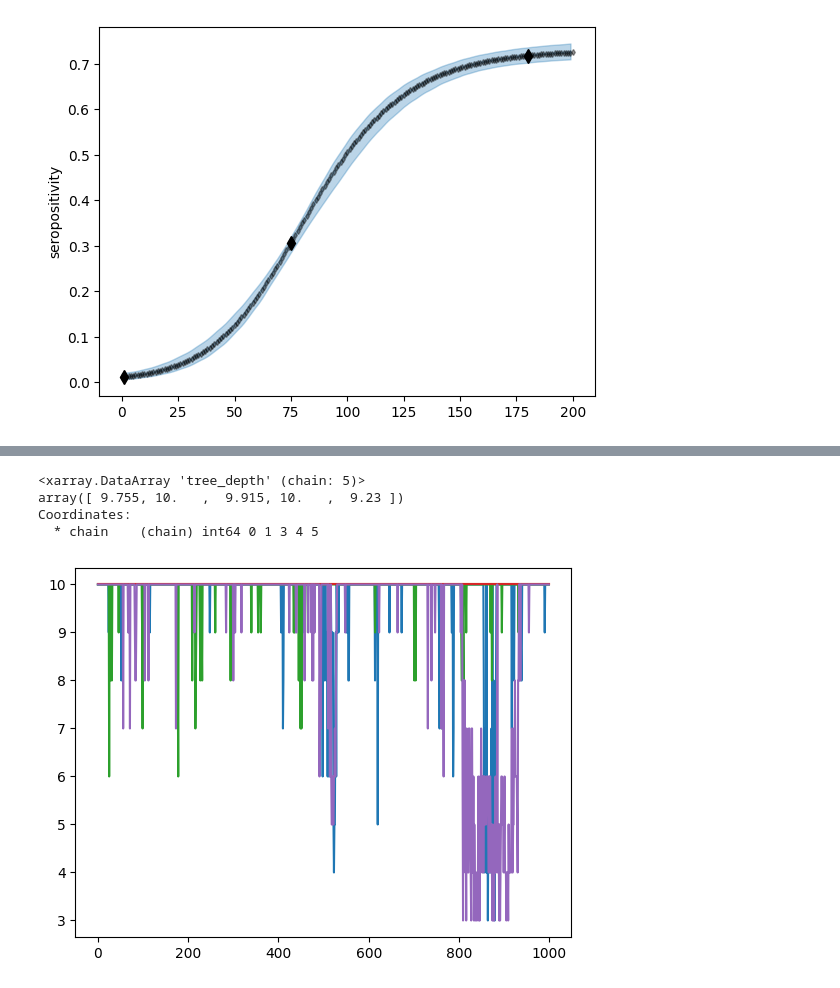
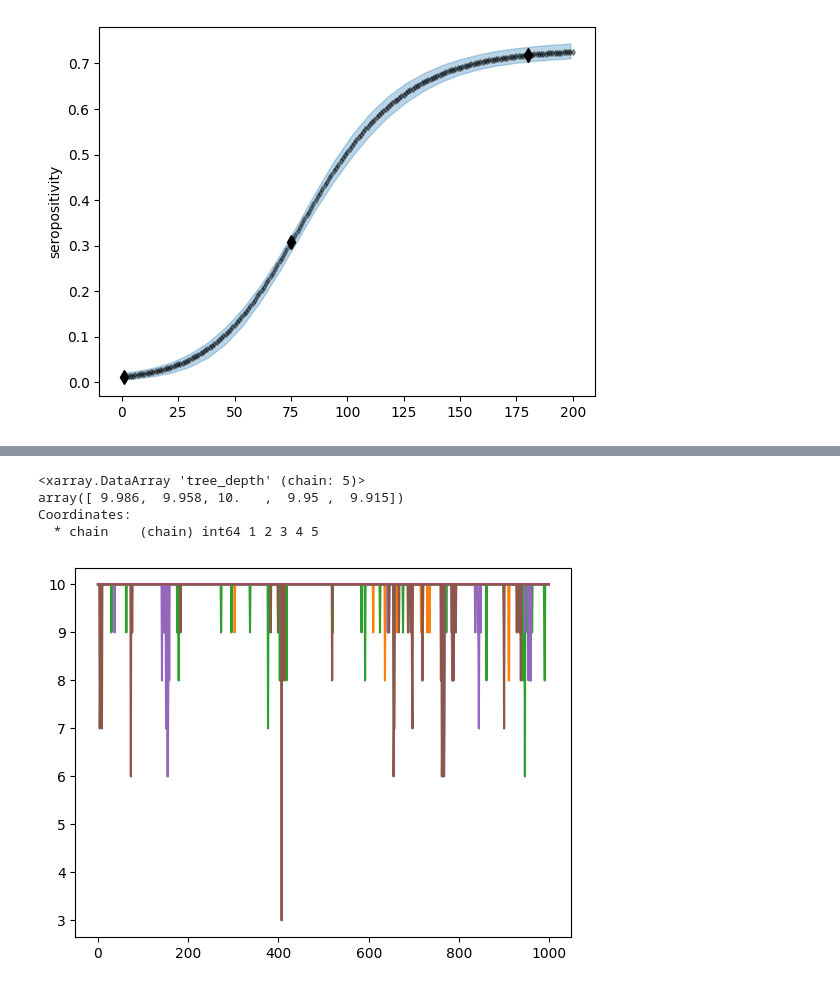
Before and after one commit to waldie11/covid19_ode_inference, a Jupyter notebook: notebooks/seropositivity_model.ipynb, the cells around one changed output, grey strips where cells are left out. Saved outputs shown, nothing was run; the diff lists cells and outputs as text; code cells hidden in the pictures.

```diff
--- a/notebooks/seropositivity_model.ipynb
+++ b/notebooks/seropositivity_model.ipynb
@@ -168,8 +135,7 @@ There were 408 divergences after tuning. Increase `target_accept` or reparameter
 # %%
 chainsel=[0,1,2,3,4,5]
-chainsel=[0,1,3,4,5]
+# chainsel=[1,2,3,4,5]
 
-# fig, ax = plt.subplots(3, sharex=True, sharey=True)
 fig, ax = plt.subplots(2)
 def my_get_subplot(i):
     return ax[i]
@@ -187,9 +153,9 @@ my_get_subplot(1).set_ylabel("log-posterior");
 # my_get_subplot(1).set_ylim((640,680))
 # my_get_subplot(0).set_legend(np.arange(0,6));
 for i in range(len(ax_sample)):
-    ax_sample[i].set_color("C"+str(i))
+    ax_sample[i].set_color("C"+str(chainsel[i]))
 
-fig.legend(np.arange(0,6), loc='lower center', bbox_to_anchor=(1.1, 0.1),
+fig.legend(np.arange(0,6), loc='lower center', bbox_to_anchor=(1, 0.1),
           fancybox=True, shadow=True, ncol=1);
 # %% [output]
 No artists with labels found to put in legend.  Note that artists whose label start with an underscore are ignored when legend() is called with no argument.
@@ -197,12 +163,3 @@ No artists with labels found to put in legend.  Note that artists whose label st
-# %%
-chainsel=[0,1,2,3,4,5]
-# clrs = np.array(list(map(lambda x:"C"+str(x),chainsel)))
-idata = idata_gen.sel(chain=chainsel, groups="posterior_groups")
-ax = plt.plot(idata.sample_stats["lp"].T)#,color=clrs)
-for i in range(len(ax)):
-    ax[i].set_color("C"+str(chainsel[i]))
-plt.ylabel("log-posterior");
-plt.legend(chainsel);
 # %%
 values_inferred = idata.posterior["eta_report"].to_numpy().reshape((-1, len_sim))
 
@@ -253,12 +206,14 @@ plt.plot(idata.sample_stats["lp"].T);
 # %%
-plt.plot(idata.sample_stats["tree_depth"].T);
+ax_treedepth = plt.plot(idata.sample_stats["tree_depth"].T);
+for i in range(len(ax_treedepth)):
+    ax_treedepth[i].set_color("C"+str(chainsel[i]))
 np.mean(idata.sample_stats["tree_depth"], axis=1)
 # %% [output]
 <xarray.DataArray 'tree_depth' (chain: 5)>
-array([ 9.755, 10.   ,  9.915, 10.   ,  9.23 ])
+array([ 9.986,  9.958, 10.   ,  9.95 ,  9.915])
 Coordinates:
-  * chain    (chain) int64 0 1 3 4 5
+  * chain    (chain) int64 1 2 3 4 5
-[figure, old version]
+[figure, new version]
 # %%
 import arviz as az
 rhat = az.rhat(idata)
```
Also changed, not shown: parts of 8 cells of this notebook, 1 other file.
